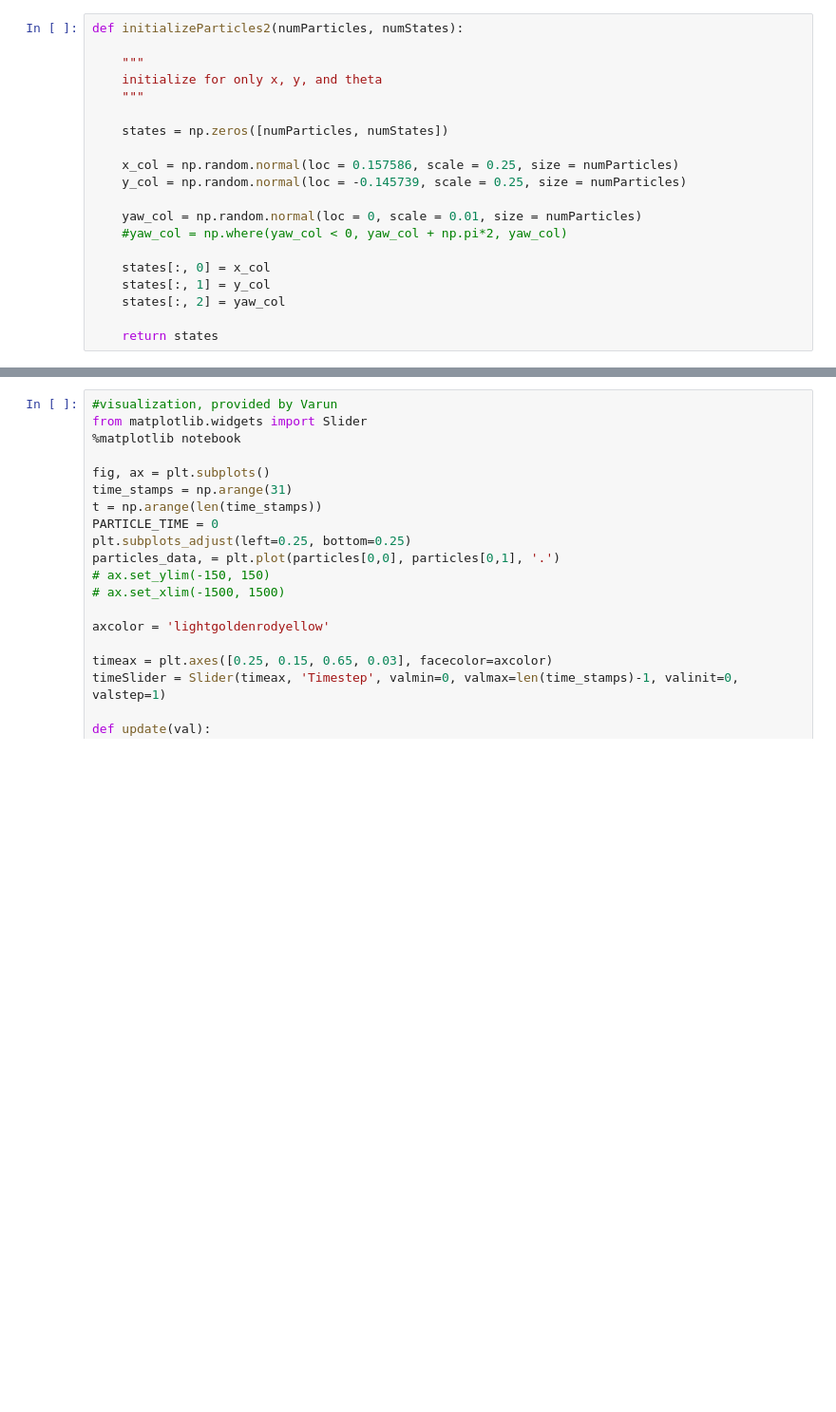
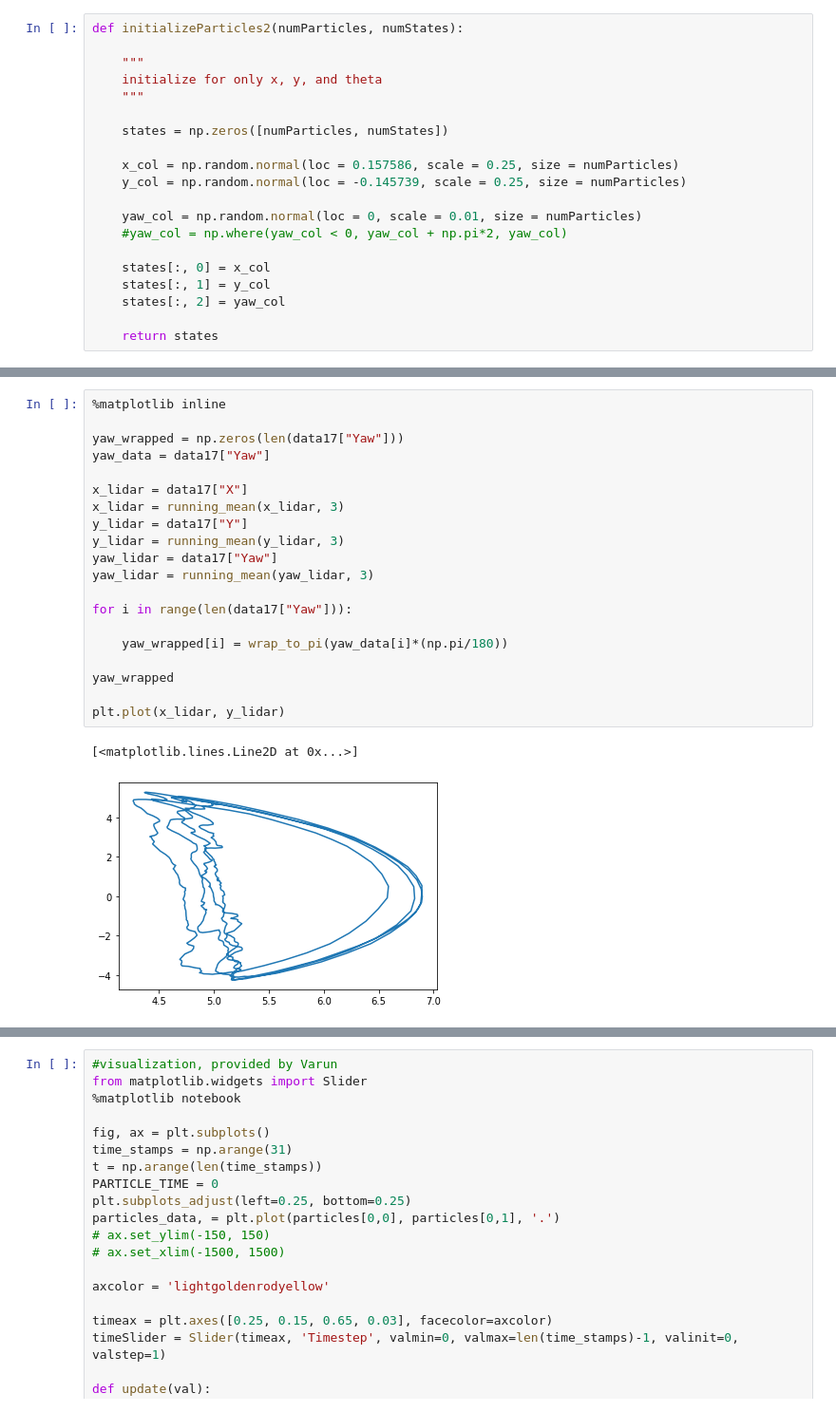
Before and after one commit to clylau/E205_HW4, a Jupyter notebook: hw4.ipynb, the cells around one changed output, grey strips where cells are left out. Shown: that part at 95% size. Drawn from its saved outputs; the diff is of its cells as text; blank space fills up the shorter version.

```diff
--- a/hw4.ipynb
+++ b/hw4.ipynb
@@ -568,3 +701,26 @@ interactive(children=(IntSlider(value=0, description='Time Step', max=171), Outp
+# %%
+%matplotlib inline
+
+yaw_wrapped = np.zeros(len(data17["Yaw"]))
+yaw_data = data17["Yaw"]
+
+x_lidar = data17["X"]
+x_lidar = running_mean(x_lidar, 3)
+y_lidar = data17["Y"]
+y_lidar = running_mean(y_lidar, 3)
+yaw_lidar = data17["Yaw"]
+yaw_lidar = running_mean(yaw_lidar, 3)
+
+for i in range(len(data17["Yaw"])):
+
+    yaw_wrapped[i] = wrap_to_pi(yaw_data[i]*(np.pi/180))
+
+yaw_wrapped
+
+plt.plot(x_lidar, y_lidar)
+# %% [output]
+[<matplotlib.lines.Line2D at 0x...>]
+[figure, added]
 # %%
 %matplotlib inline
 
```
Also changed, not shown: parts of 23 cells of this notebook.
